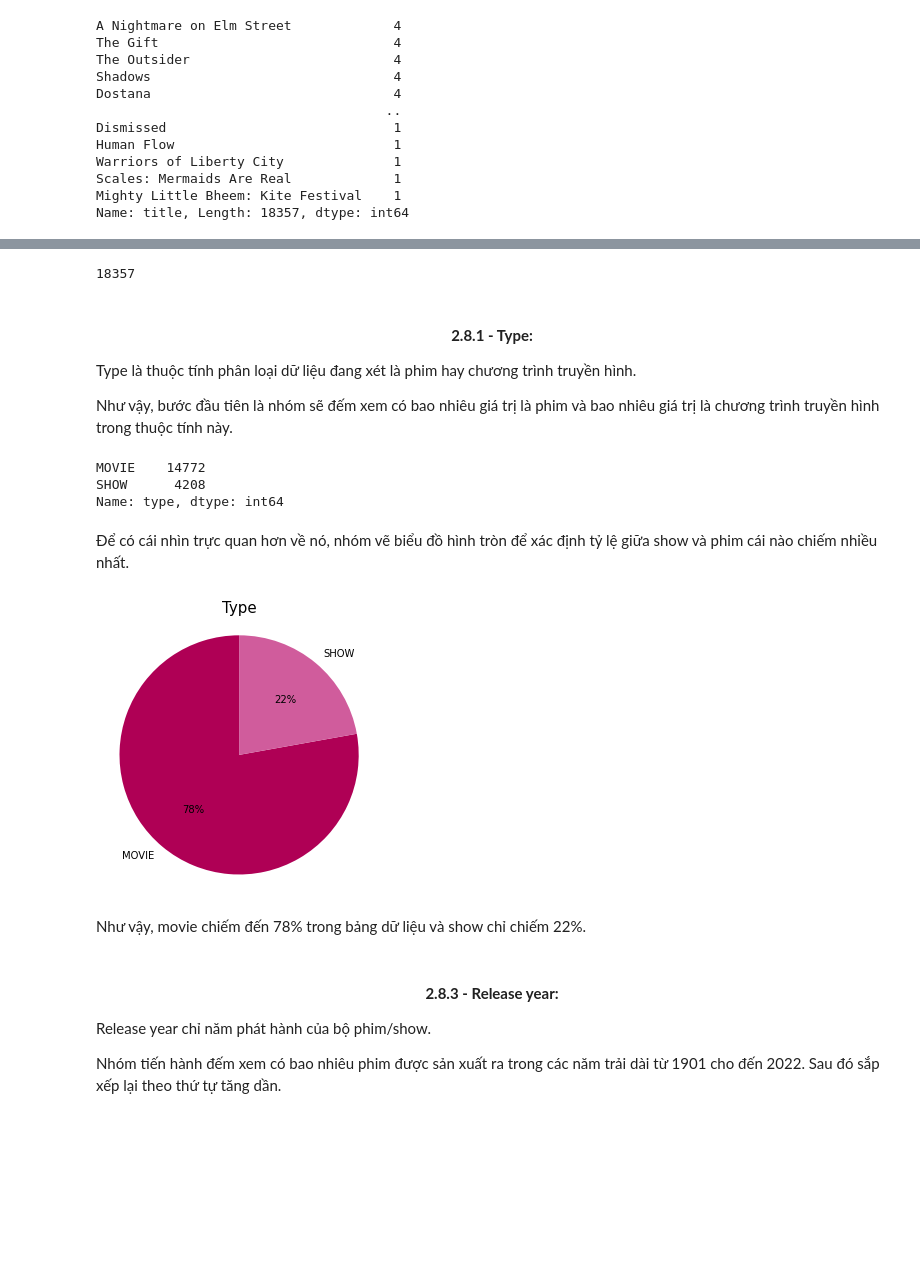
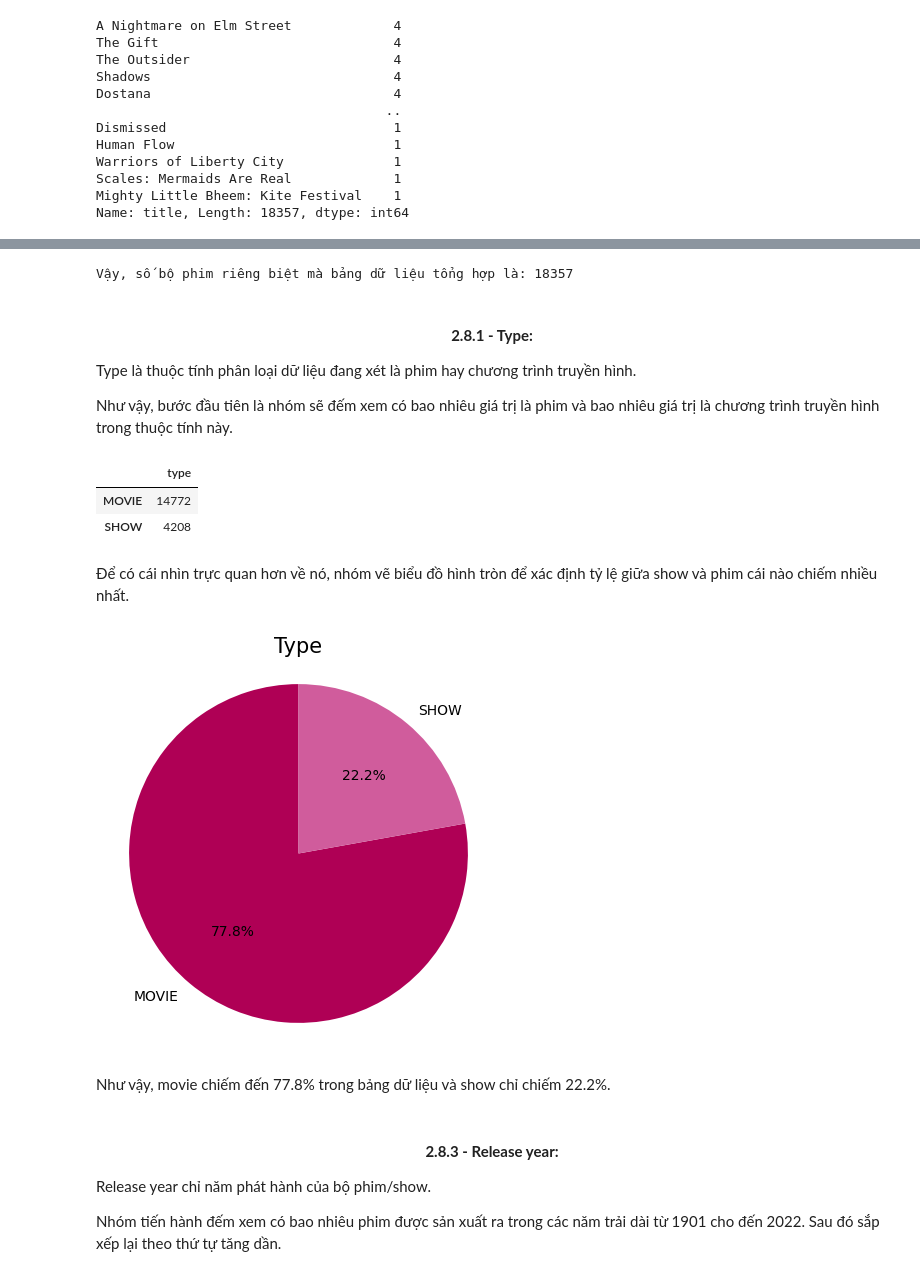
Before and after one commit to quytrungg/Group1_Final_Project_CSC17104, a Jupyter notebook: phase_2_data_exploration/titles_exploration.ipynb, the cells around one changed output, grey strips where cells are left out. Cells and saved outputs as stored; diff of their text form; code cells hidden in the pictures; blank space fills up the shorter version.

```diff
--- a/phase_2_data_exploration/titles_exploration.ipynb
+++ b/phase_2_data_exploration/titles_exploration.ipynb
@@ -162,7 +168,7 @@ Như vậy, dựa vào kết quả trả ra của hàm trên, nhóm em thấy k
 **TIỀN XỬ LÝ DỮ LIỆU**: CHUYỂN ĐỔI KIỂU DỮ LIỆU
 # %%
 date_time_format = "%y"
-df_titles['release_year'] = pd.to_datetime(df_titles['release_year'], format="%Y")
+df_titles['release_year'] = pd.to_datetime(df_titles['release_year'], format="%Y").dt.year
 # %%
 # Dòng để kiểm tra kiểu dữ liệu đã được convert ra datetime hay chưa
 str(df_titles['release_year'].dtype)
@@ -339,35 +344,35 @@ Vậy, số bộ phim riêng biệt mà bảng dữ liệu tổng hợp là:
-# %%
-df_titles['title'].nunique()
-# %% [output]
-18357
+# %%
+print(f"Vậy, số bộ phim riêng biệt mà bảng dữ liệu tổng hợp là: {df_titles['title'].nunique()}")
+# %% [output]
+Vậy, số bộ phim riêng biệt mà bảng dữ liệu tổng hợp là: 18357
 # %% [markdown]
 #### <p style="text-align: center;">**2.8.1 - Type:**</p>
 Type là thuộc tính phân loại dữ liệu đang xét là phim hay chương trình truyền hình.
 
 Như vậy, bước đầu tiên là nhóm sẽ đếm xem có bao nhiêu giá trị là phim và bao nhiêu giá trị là chương trình truyền hình trong thuộc tính này.
 # %%
-df_titles['type'].value_counts()
+pd.DataFrame(df_titles['type'].value_counts())
 # %% [output]
-MOVIE    14772
-SHOW      4208
-Name: type, dtype: int64
+|  | type |
+| MOVIE | 14772 |
+| SHOW | 4208 |
 # %% [markdown]
 Để có cái nhìn trực quan hơn về nó, nhóm vẽ biểu đồ hình tròn để xác định tỷ lệ giữa show và phim cái nào chiếm nhiều nhất.
 # %%
 # plot pie chart
 plt.figure(figsize=(8, 5))
 plt.title('Type', fontsize=15)
 plt.pie(df_titles['type'].value_counts(),
         labels=df_titles['type'].value_counts().keys(),
         textprops={"fontsize":10},
         radius=1.1, startangle=90,
         colors=['#af0055', '#D05C9C'],
-        autopct='%.0f%%')
+        autopct='%.1f%%')
 plt.show()
 # %% [output]
-[figure, old version]
+[figure, new version]
 # %% [markdown]
-Như vậy, movie chiếm đến 78% trong bảng dữ liệu và show chỉ chiếm 22%.
+Như vậy, movie chiếm đến 77.8% trong bảng dữ liệu và show chỉ chiếm 22.2%.
 # %% [markdown]
 #### <p style="text-align: center;">**2.8.3 - Release year:**</p>
 Release year chỉ năm phát hành của bộ phim/show.
```
Also changed, not shown: parts of 30 cells of this notebook, 1 other file.
